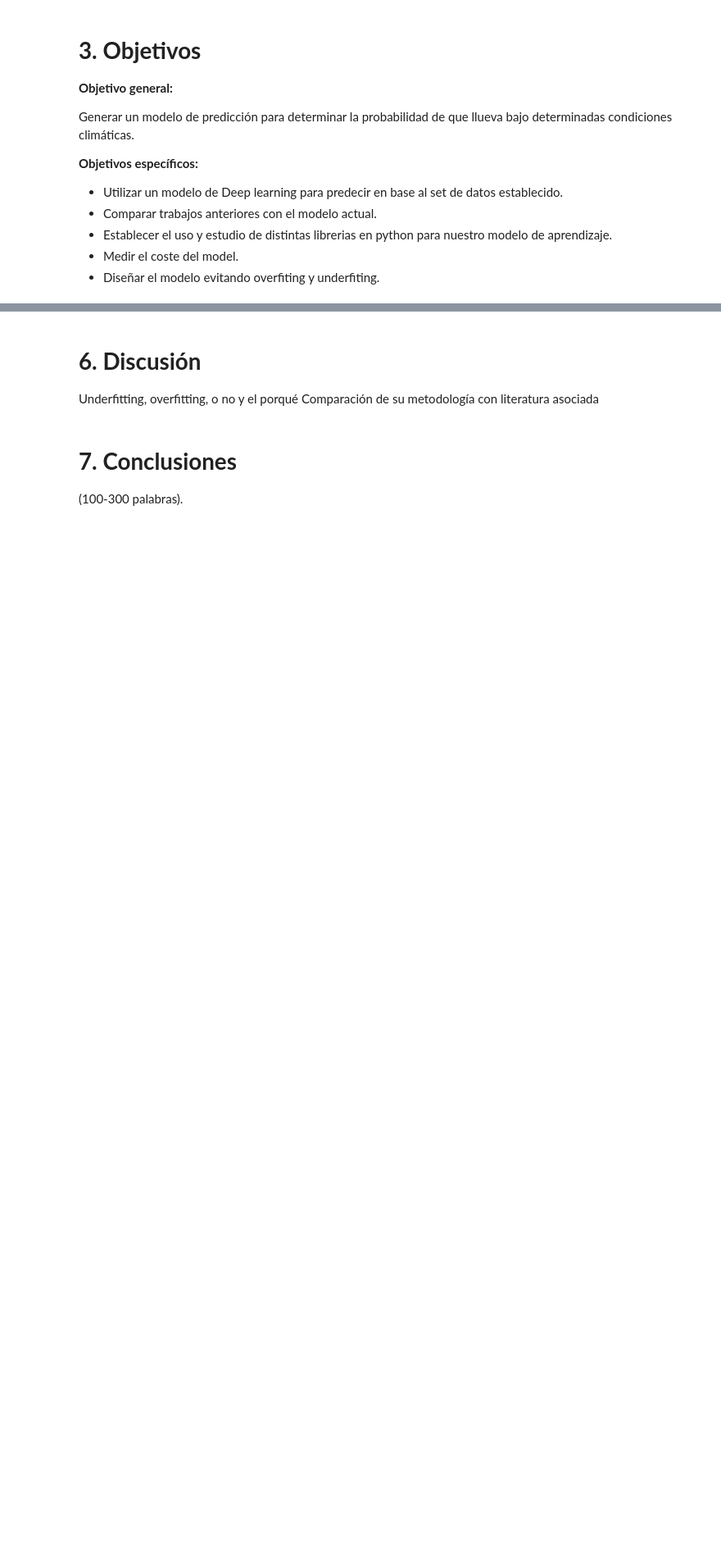
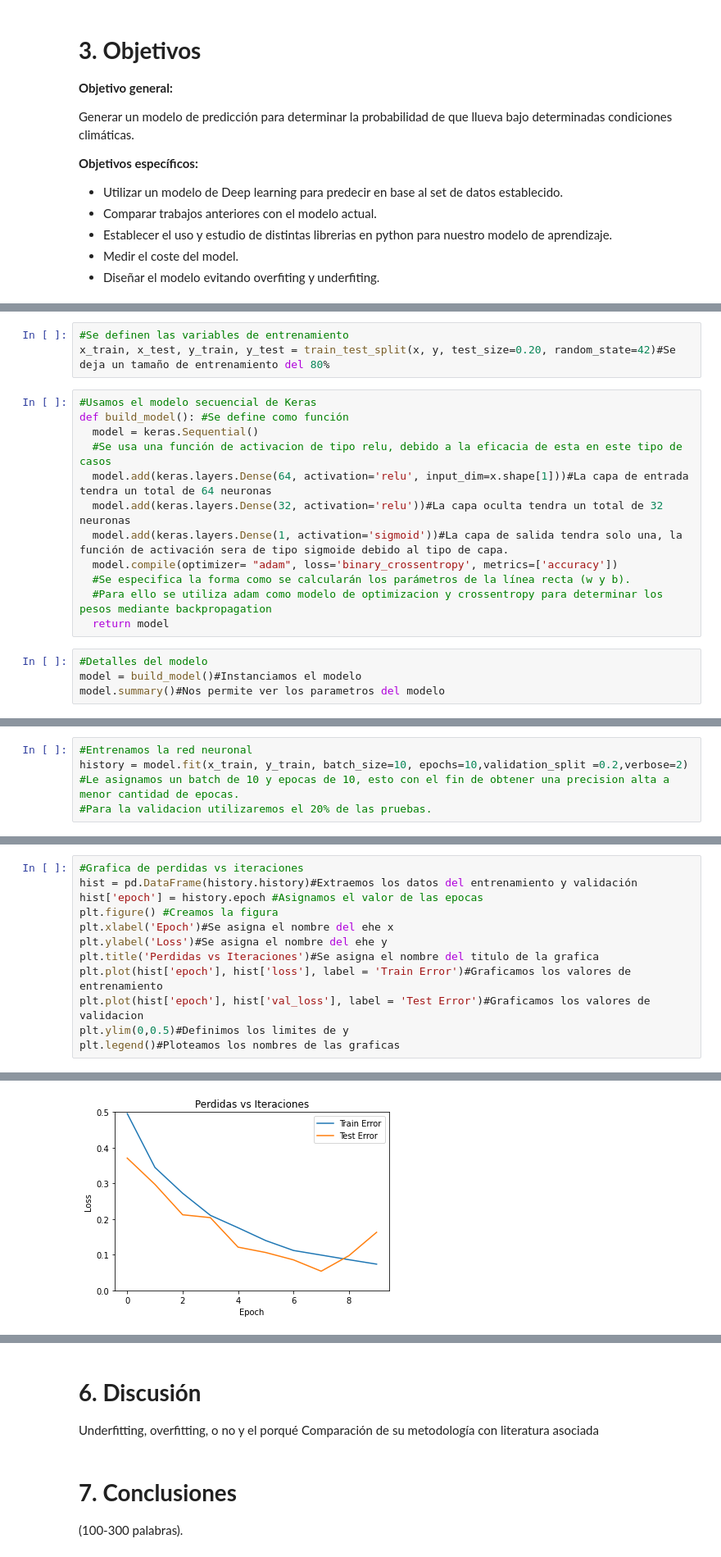
Before and after one commit to DMTX2410/TL-P1, a Jupyter notebook: Copia_de_TL_P1.ipynb, the cells around one changed output, grey strips where cells are left out. Shown at 82% size. Cells and saved outputs as stored; diff of their text form; blank space fills up the shorter version.

```diff
--- a/Copia_de_TL_P1.ipynb
+++ b/Copia_de_TL_P1.ipynb
@@ -176,0 +211,19 @@ Describir este conjunto de datos [[1]](https://www.kaggle.com/code/fatmakursun/r
+# %%
+#Se definen las variables de entrenamiento
+x_train, x_test, y_train, y_test = train_test_split(x, y, test_size=0.20, random_state=42)#Se deja un tamaño de entrenamiento del 80%
+# %%
+#Usamos el modelo secuencial de Keras
+def build_model(): #Se define como función
+  model = keras.Sequential()
+  #Se usa una función de activacion de tipo relu, debido a la eficacia de esta en este tipo de casos
+  model.add(keras.layers.Dense(64, activation='relu', input_dim=x.shape[1]))#La capa de entrada tendra un total de 64 neuronas
+  model.add(keras.layers.Dense(32, activation='relu'))#La capa oculta tendra un total de 32 neuronas
+  model.add(keras.layers.Dense(1, activation='sigmoid'))#La capa de salida tendra solo una, la función de activación sera de tipo sigmoide debido al tipo de capa.
+  model.compile(optimizer= "adam", loss='binary_crossentropy', metrics=['accuracy'])
+  #Se especifica la forma como se calcularán los parámetros de la línea recta (w y b).
+  #Para ello se utiliza adam como modelo de optimizacion y crossentropy para determinar los pesos mediante backpropagation
+  return model
+# %%
+#Detalles del modelo
+model = build_model()#Instanciamos el modelo
+model.summary()#Nos permite ver los parametros del modelo
@@ -176,0 +246,5 @@ Describir este conjunto de datos [[1]](https://www.kaggle.com/code/fatmakursun/r
+# %%
+#Entrenamos la red neuronal
+history = model.fit(x_train, y_train, batch_size=10, epochs=10,validation_split =0.2,verbose=2)
+#Le asignamos un batch de 10 y epocas de 10, esto con el fin de obtener una precision alta a menor cantidad de epocas.
+#Para la validacion utilizaremos el 20% de las pruebas.
@@ -176,0 +272,13 @@ Describir este conjunto de datos [[1]](https://www.kaggle.com/code/fatmakursun/r
+# %%
+#Grafica de perdidas vs iteraciones
+hist = pd.DataFrame(history.history)#Extraemos los datos del entrenamiento y validación
+hist['epoch'] = history.epoch #Asignamos el valor de las epocas
+plt.figure() #Creamos la figura
+plt.xlabel('Epoch')#Se asigna el nombre del ehe x
+plt.ylabel('Loss')#Se asigna el nombre del ehe y
+plt.title('Perdidas vs Iteraciones')#Se asigna el nombre del titulo de la grafica
+plt.plot(hist['epoch'], hist['loss'], label = 'Train Error')#Graficamos los valores de entrenamiento
+plt.plot(hist['epoch'], hist['val_loss'], label = 'Test Error')#Graficamos los valores de validacion
+plt.ylim(0,0.5)#Definimos los limites de y
+plt.legend()#Ploteamos los nombres de las graficas
+# %% [output]
@@ -176,0 +286 @@ Describir este conjunto de datos [[1]](https://www.kaggle.com/code/fatmakursun/r
+[figure, added]
```
Also changed, not shown: parts of 17 cells of this notebook.
